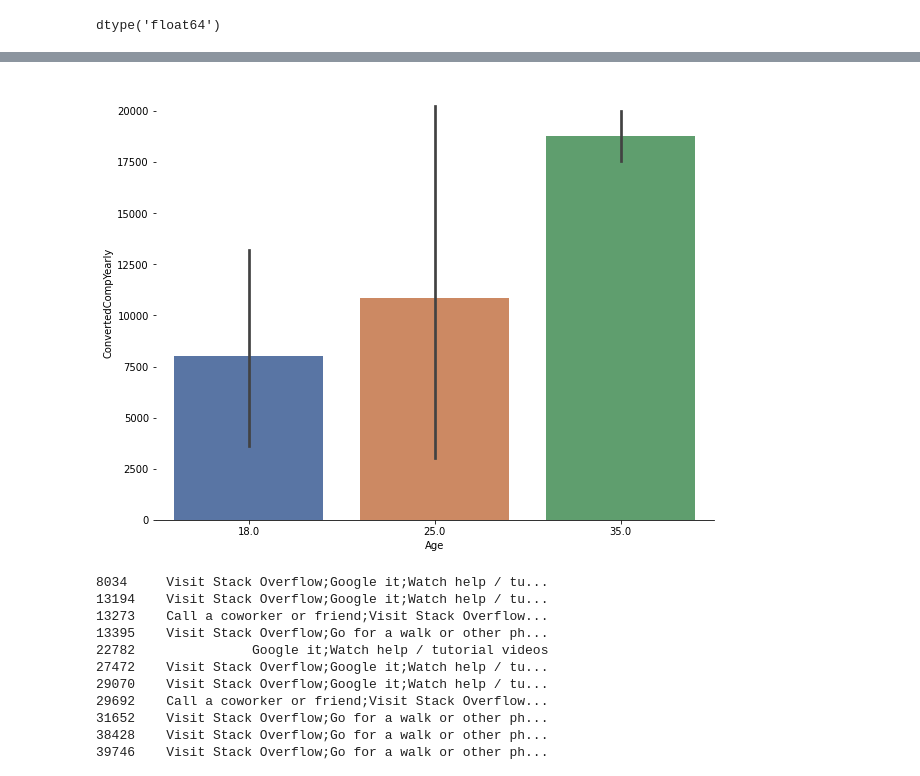
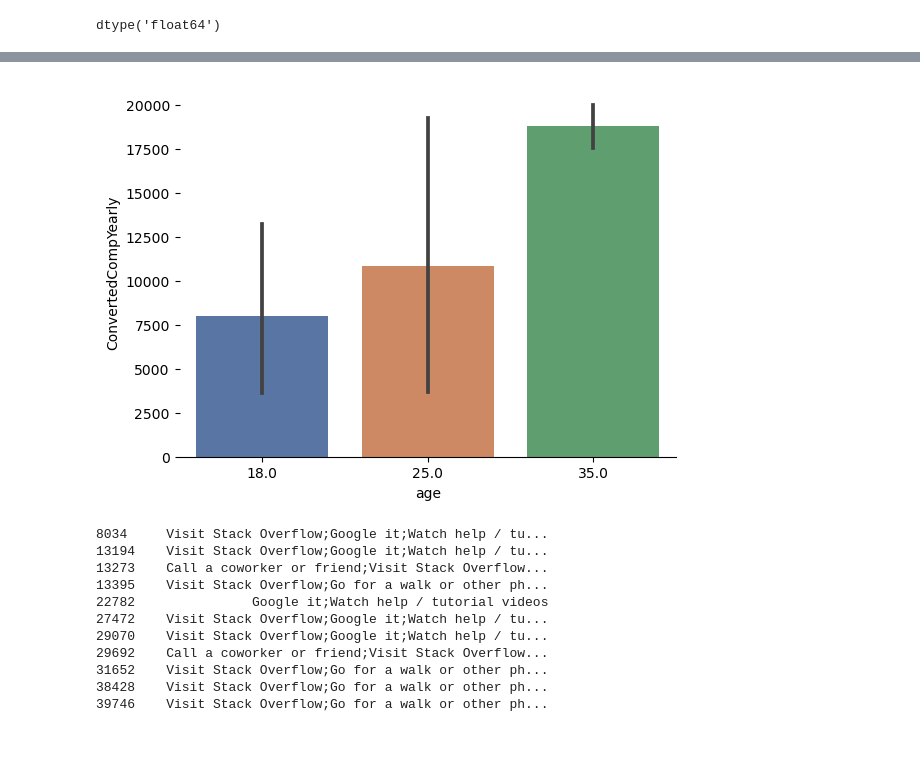
Before and after one commit to abraazaryan14/Intro-to-DataScience-Project1, a Jupyter notebook: First_Project.ipynb, the cells around one changed output, grey strips where cells are left out. Saved outputs shown, nothing was run; the diff lists cells and outputs as text; code cells hidden in the pictures; blank space fills up the shorter version.

```diff
--- a/First_Project.ipynb
+++ b/First_Project.ipynb
@@ -240,6 +171,0 @@ df.plot.bar(figsize=(15, 10), color=color_palette);
-# %%
-plt.rcParams["figure.figsize"] = (15,10)
-
-sns.barplot(x = 'Age', y = 'ConvertedCompYearly', data = USA_df)
-sns.despine()
-plt.show()
@@ -248,13 +172,10 @@ plt.show()
 # %%
 #Same thing for Zimbawe
 # %%
-zimbabwe_df = df[df['Country']=='Zimbabwe']
-
-plt.rcParams["figure.figsize"] = (10,8)
-sns.barplot(x = 'Age', y = 'ConvertedCompYearly',data = zimbabwe_df,palette='deep')
+sns.barplot(x_1,y_1,palette='deep')
 sns.despine(left=True)
 # %% [output]
-[figure, old version]
+[figure, new version]
 # %%
 
 #Produce the following, which represent the first 20 NEWStuck in Zimbawe
```
Also changed, not shown: parts of 34 cells of this notebook.
